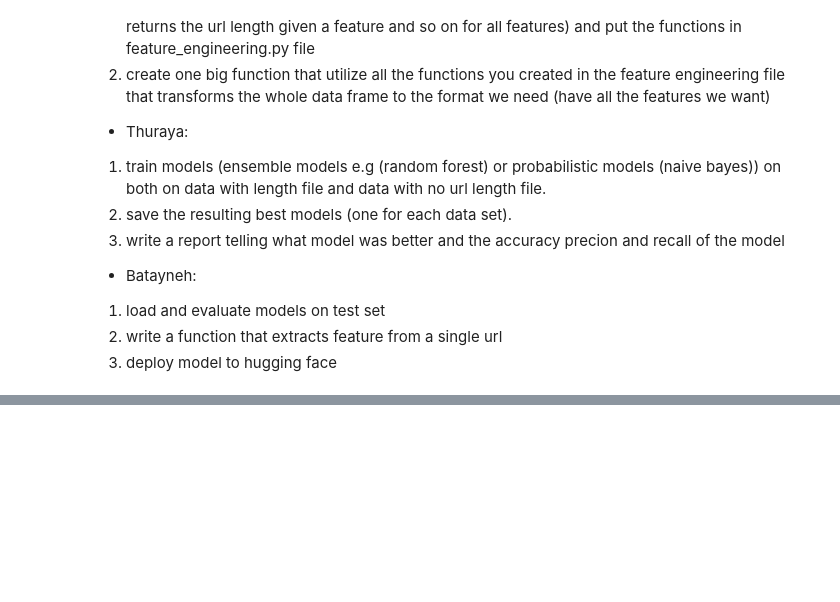
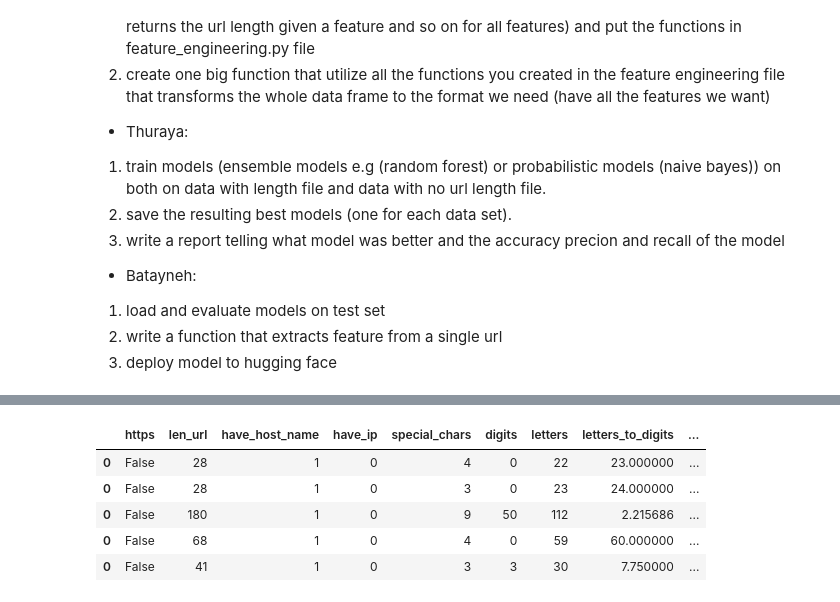
Before and after one commit to bataynehscave/Phishing_detector, a Jupyter notebook: experimenting.ipynb, the cells around one changed output, grey strips where cells are left out. Saved outputs shown, nothing was run; the diff lists cells and outputs as text; code cells hidden in the pictures; blank space fills up the shorter version.

Commit message:
added functions and readied the test set

```diff
--- a/experimenting.ipynb
+++ b/experimenting.ipynb
@@ -346,0 +354,6 @@ Team Tasks:
+# %%
+feats = pd.DataFrame(columns=['https', 'len_url', 'have_host_name', 'have_ip', 'special_chars', 'digits', 'letters', 'letters_to_digits'])
+# %%
+for i in ['www.hooof.com', 'www.facebook.com', 'www.2342.com']:
+    temp = get_feats(i)
+    feats = pd.concat([feats, temp], axis=0, )
@@ -346,0 +387,3 @@ Team Tasks:
+# %%
+import pandas as pd
+dft = pd.read_csv('data/test.csv', index_col=0)
@@ -346,0 +399,25 @@ Team Tasks:
+# %%
+def build_df(df):
+    df_full = pd.DataFrame(columns=['https', 'len_url', 'have_host_name', 'have_ip', 'special_chars',
+       'digits', 'letters', 'letters_to_digits', 'netloc_length',
+       'char_to_len'])
+
+    for i, r in df.iterrows():
+
+        temp = get_feats(r['url'])
+
+        df_full = pd.concat([df_full, temp], axis=0)
+
+    df_full['labels'] = df['label']
+    return df_full
+
+datat = build_df(dft)
+# %%
+datat.head()
+# %% [output]
+|  | https | len_url | have_host_name | have_ip | special_chars | digits | letters | letters_to_digits | ... |
+| 0 | False | 28 | 1 | 0 | 4 | 0 | 22 | 23.000000 | ... |
+| 0 | False | 28 | 1 | 0 | 3 | 0 | 23 | 24.000000 | ... |
+| 0 | False | 180 | 1 | 0 | 9 | 50 | 112 | 2.215686 | ... |
+| 0 | False | 68 | 1 | 0 | 4 | 0 | 59 | 60.000000 | ... |
+| 0 | False | 41 | 1 | 0 | 3 | 3 | 30 | 7.750000 | ... |
```
Also changed, not shown: parts of 10 cells of this notebook, 4 other files.
